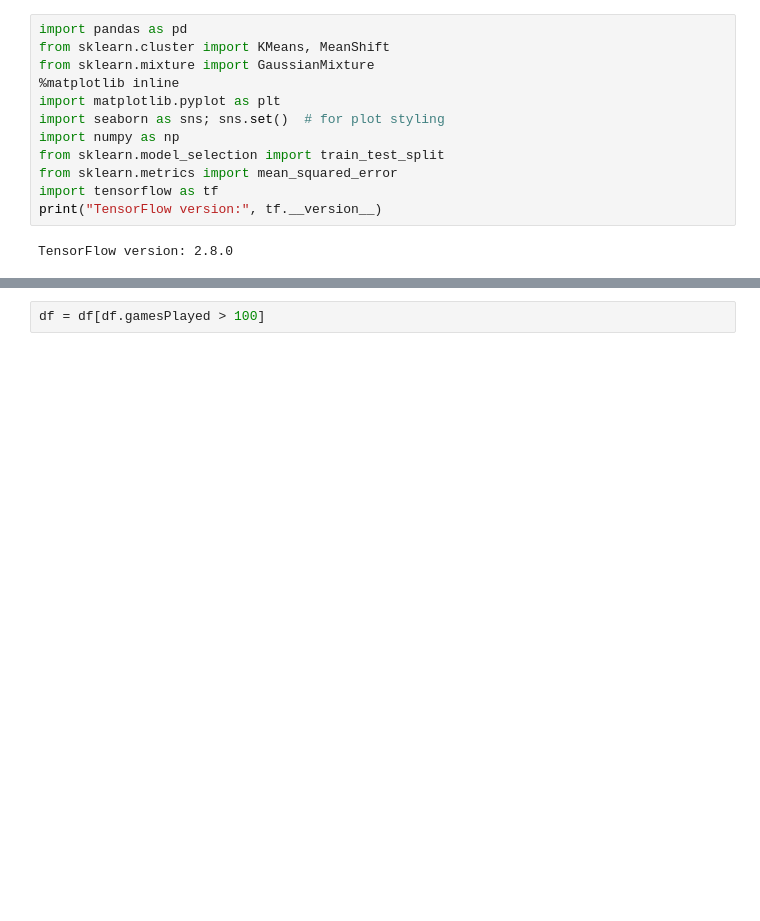
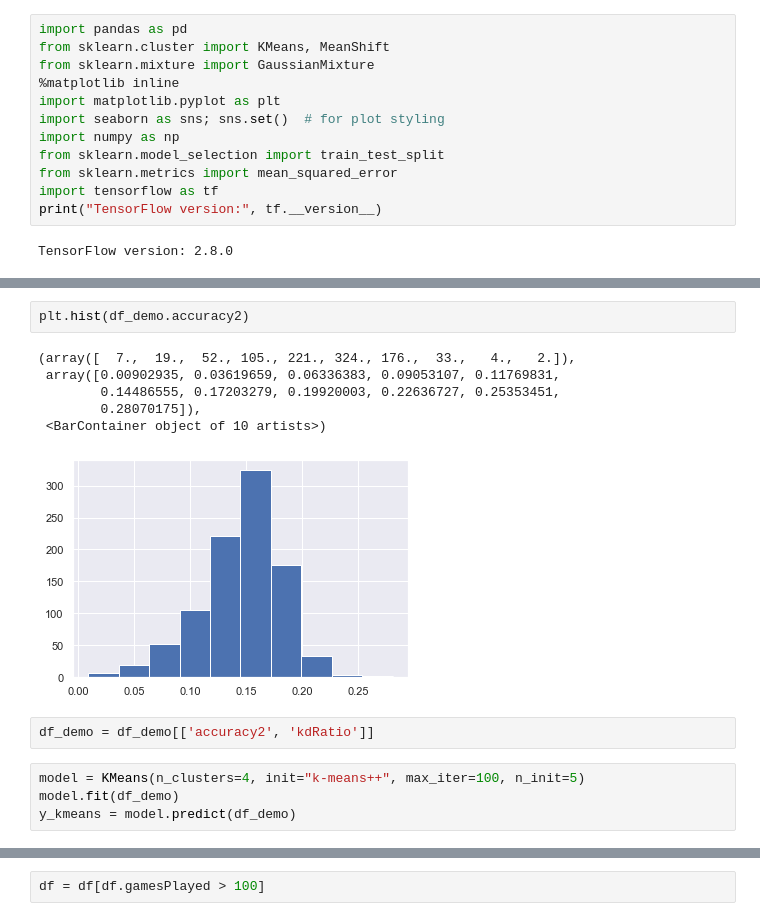
Before and after one commit to austinwilson1224/SJSU, a Jupyter notebook: 257/hw1.ipynb, the cells around one changed output, grey strips where cells are left out. Drawn from its saved outputs; the diff is of its cells as text; blank space fills up the shorter version.

```diff
--- a/257/hw1.ipynb
+++ b/257/hw1.ipynb
@@ -40,0 +73,15 @@ df.shape
+# %%
+plt.hist(df_demo.accuracy2)
+# %% [output]
+(array([  7.,  19.,  52., 105., 221., 324., 176.,  33.,   4.,   2.]),
+ array([0.00902935, 0.03619659, 0.06336383, 0.09053107, 0.11769831,
+        0.14486555, 0.17203279, 0.19920003, 0.22636727, 0.25353451,
+        0.28070175]),
+ <BarContainer object of 10 artists>)
+[figure, added]
+# %%
+df_demo = df_demo[['accuracy2', 'kdRatio']]
+# %%
+model = KMeans(n_clusters=4, init="k-means++", max_iter=100, n_init=5)
+model.fit(df_demo)
+y_kmeans = model.predict(df_demo)
```
Also changed, not shown: parts of 15 cells of this notebook.
